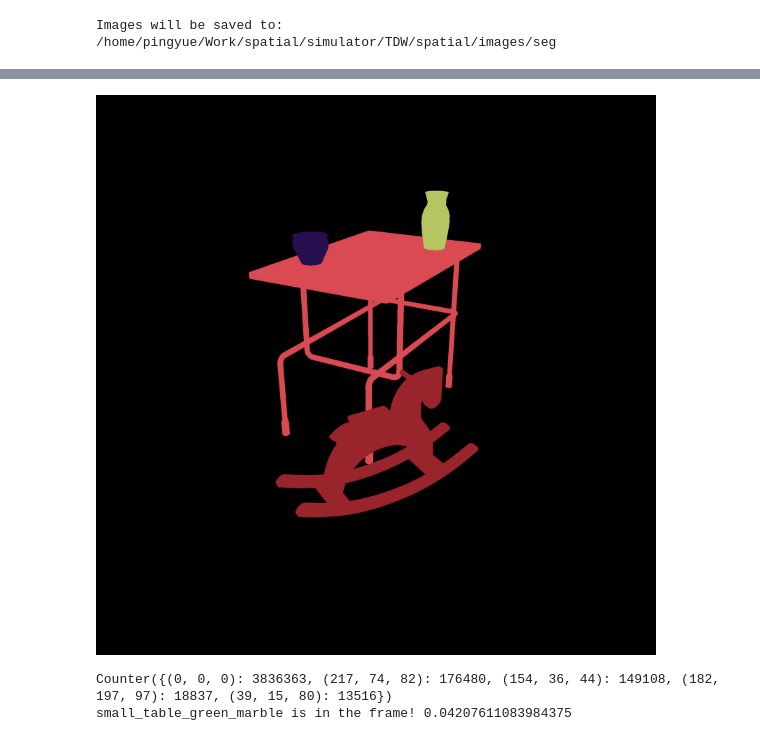
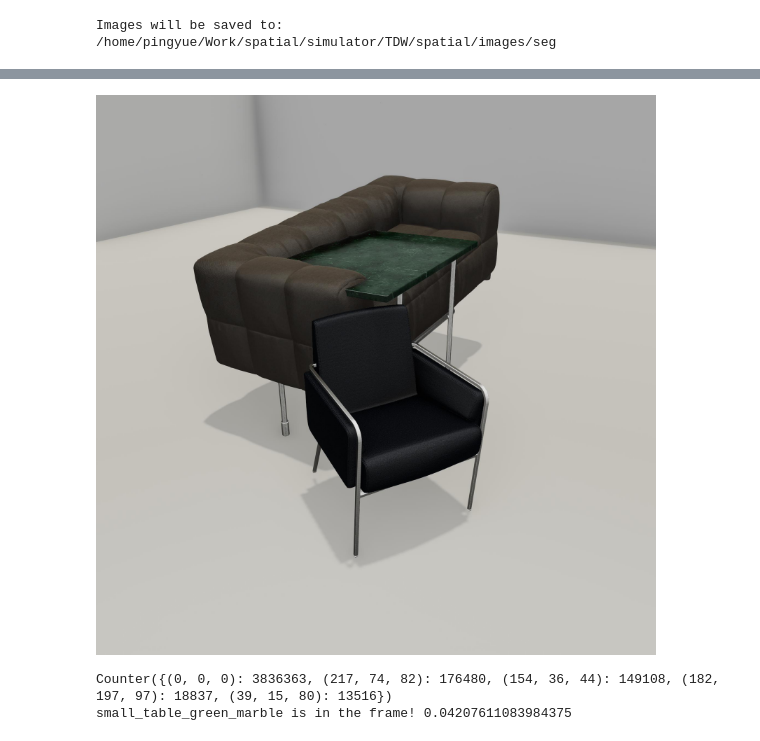
Before and after one commit to tenacioustommy/spatial, a Jupyter notebook: test_seg.ipynb, the cells around one changed output, grey strips where cells are left out. Cells and saved outputs as stored; diff of their text form; code cells hidden in the pictures.

```diff
--- a/test_seg.ipynb
+++ b/test_seg.ipynb
@@ -31,8 +41,11 @@ output_directory = Path('images/seg')
 output_directory.mkdir(parents=True, exist_ok=True)
 print(f"Images will be saved to: {output_directory.resolve()}")
 c.add_ons.append(cam)
-cap = ImageCapture(path=output_directory, avatar_ids=["a"], pass_masks=["_id"])
+cap = ImageCapture(path=output_directory, avatar_ids=["a"], pass_masks=["_id", "_img"])
 c.add_ons.append(cap)
+occupancy = OccupancyMap()
+c.add_ons.append(occupancy)
+occupancy.generate(cell_size=0.2)
 # %% [output]
 Images will be saved to: /home/pingyue/Work/spatial/simulator/TDW/spatial/images/seg
 # %%
@@ -70,10 +104,11 @@ segmentation_colors: {8186976: array([217,  74,  82], dtype=int32)}
 # %%
-pil_image = cap.get_pil_images()["a"]["_id"]
-num_pixels = pil_image.size[0] * pil_image.size[1]
+pil_seg_image = cap.get_pil_images()["a"]["_id"]
+pil_rgb_image = cap.get_pil_images()["a"]["_img"]
+num_pixels = pil_seg_image.size[0] * pil_seg_image.size[1]
-# %%
-pil_image
-# %% [output]
-[figure, removed]
+# %%
+pil_rgb_image
+# %% [output]
+[figure, added]
 # %%
 colors = Counter(pil_image.getdata())
 print(colors)
```
Also changed, not shown: parts of 5 cells of this notebook, 2 other files.
